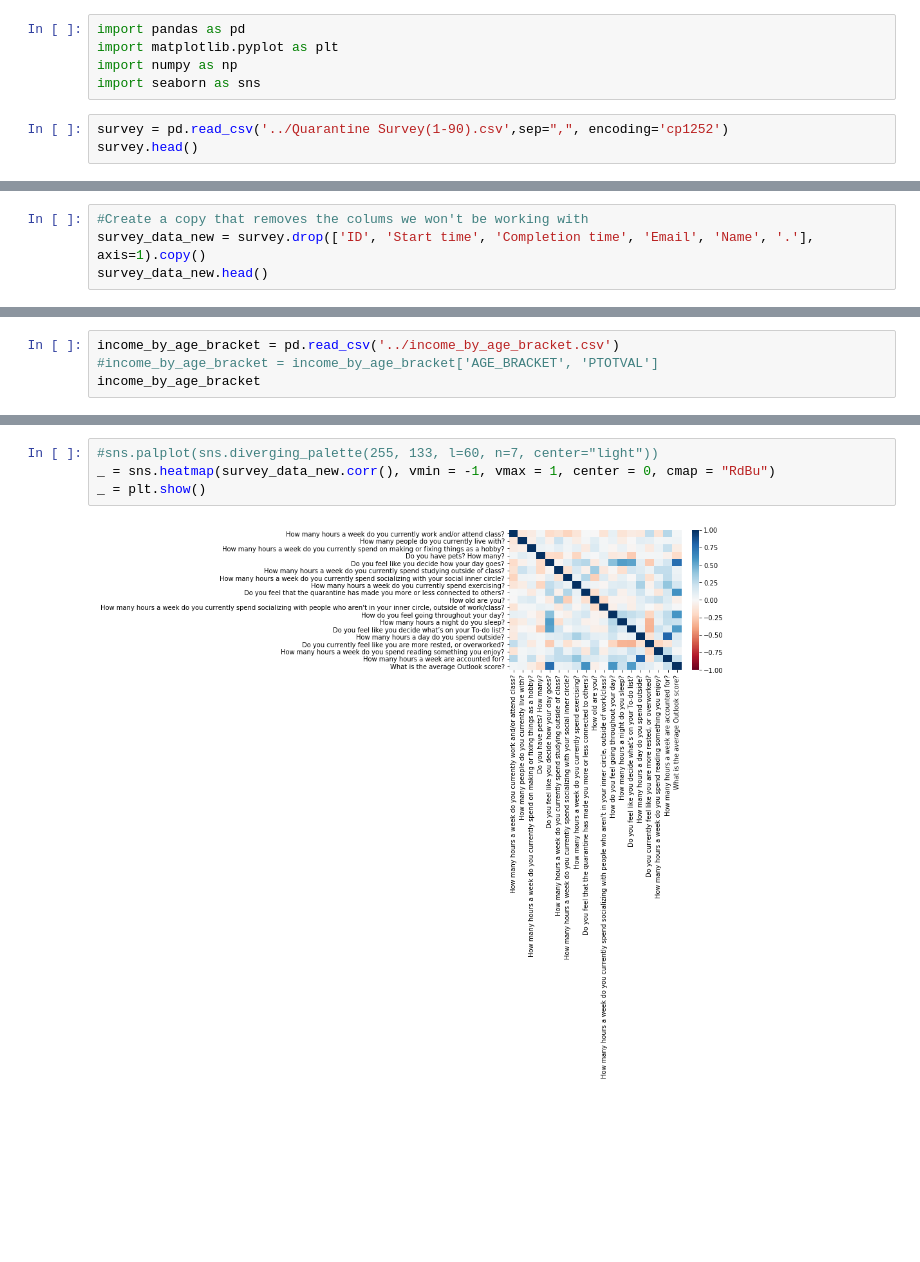
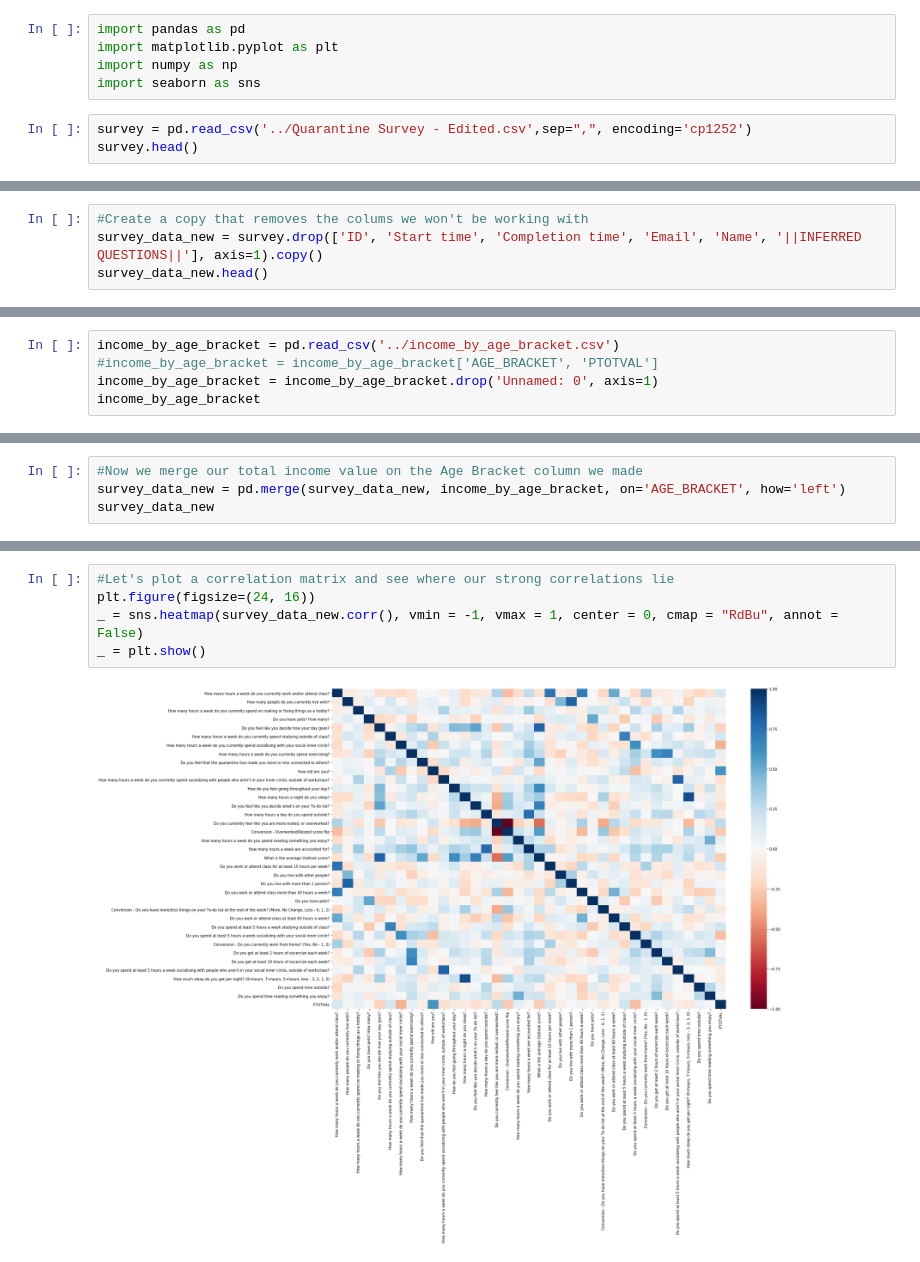
Before and after one commit to abrunlinger/Quarantine-Lifestyle-Analysis, a Jupyter notebook: notebooks/Survey Correlations.ipynb, the cells around one changed output, grey strips where cells are left out. Cells and saved outputs as stored; diff of their text form; blank space fills up the shorter version.

Commit message:
Survey is closed and excel sheet has been updated with final results

```diff
--- a/notebooks/Survey Correlations.ipynb
+++ b/notebooks/Survey Correlations.ipynb
@@ -4,7 +4,7 @@ import matplotlib.pyplot as plt
 import numpy as np
 import seaborn as sns
 # %%
-survey = pd.read_csv('../Quarantine Survey(1-90).csv',sep=",", encoding='cp1252')
+survey = pd.read_csv('../Quarantine Survey - Edited.csv',sep=",", encoding='cp1252')
 survey.head()
 # %% [output]
 |  | ID | Start time | Completion time | Email | Name | How many hours a week do you curr... | How many people do you currently ... | ... |
@@ -37,6 +37,6 @@ memory usage: 20.5+ KB
 # %%
 #Create a copy that removes the colums we won't be working with
-survey_data_new = survey.drop(['ID', 'Start time', 'Completion time', 'Email', 'Name', '.'], axis=1).copy()
+survey_data_new = survey.drop(['ID', 'Start time', 'Completion time', 'Email', 'Name', '||INFERRED QUESTIONS||'], axis=1).copy()
 survey_data_new.head()
 # %% [output]
 |  | How many hours a week do you curr... | How many people do you currently ... | How many hours a week do you curr... | Do you have pets? How many? | ... |
@@ -73,5 +73,6 @@ survey_data_new
 # %%
 income_by_age_bracket = pd.read_csv('../income_by_age_bracket.csv')
 #income_by_age_bracket = income_by_age_bracket['AGE_BRACKET', 'PTOTVAL']
+income_by_age_bracket = income_by_age_bracket.drop('Unnamed: 0', axis=1)
 income_by_age_bracket
 # %% [output]
@@ -103,0 +96,4 @@ plt.title('Correlation Matrix', fontsize=16)
+# %%
+#Now we merge our total income value on the Age Bracket column we made
+survey_data_new = pd.merge(survey_data_new, income_by_age_bracket, on='AGE_BRACKET', how='left')
+survey_data_new
@@ -104,9 +129,10 @@ plt.title('Correlation Matrix', fontsize=16)
 # %%
-#sns.palplot(sns.diverging_palette(255, 133, l=60, n=7, center="light"))
-_ = sns.heatmap(survey_data_new.corr(), vmin = -1, vmax = 1, center = 0, cmap = "RdBu")
+#Let's plot a correlation matrix and see where our strong correlations lie
+plt.figure(figsize=(24, 16))
+_ = sns.heatmap(survey_data_new.corr(), vmin = -1, vmax = 1, center = 0, cmap = "RdBu", annot = False)
 _ = plt.show()
 # %% [output]
-[figure, old version]
+[figure, new version]
 # %%
 survey_data_new.corr()
 # %% [output]
```
Also changed, not shown: parts of 19 cells of this notebook, 5 other files.
